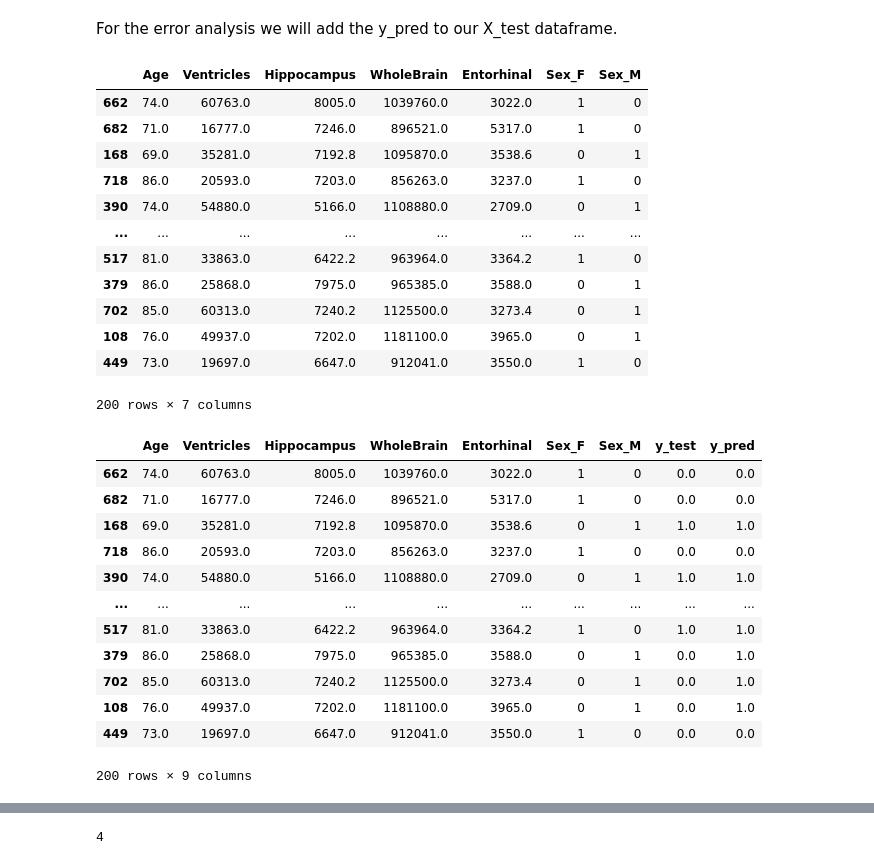
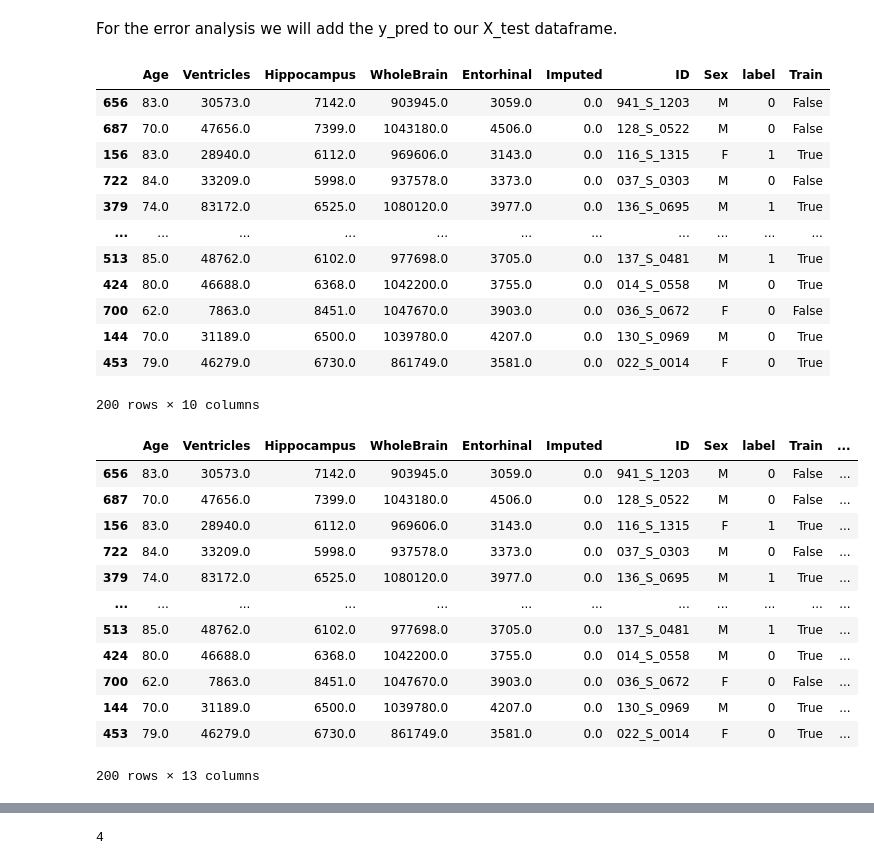
Before and after one commit to tamap94/ds-capstone-alzheimers-, a Jupyter notebook: modelling/Modeling_Numeric_final.ipynb, the cells around one changed output, grey strips where cells are left out. Saved outputs shown, nothing was run; the diff lists cells and outputs as text; code cells hidden in the pictures.

```diff
--- a/modelling/Modeling_Numeric_final.ipynb
+++ b/modelling/Modeling_Numeric_final.ipynb
@@ -715,0 +716,3 @@ df.head(2)
+# %%
+dftrain, dftest = train_test_split(df, random_state=42, stratify=df["label"])
+df.head(2)
@@ -734,6 +759,8 @@ X_train,X_test, y_train, y_test=train_test_split(X,y, random_state=42, stratify=
 # %%
 #As a last step we need to scale our data
 #Use Standard Scaler for the numeric data
+cols= ["Age",	"Ventricles",	"Hippocampus",	"WholeBrain"	,"Entorhinal"]
+
 scaler = StandardScaler()
-X_train_scaled=scaler.fit_transform(X_train)
-X_test_scaled=scaler.transform(X_test)
+X_train_scaled=scaler.fit_transform(X_train[cols])
+X_test_scaled=scaler.transform(X_test[cols])
@@ -872,42 +911,42 @@ mlflow.get_run(run_id=run.info.run_id)
 For the error analysis we will add the y_pred to our X_test dataframe.
 # %%
 #Convert X_test into a dataframe
-df_ea = pd.DataFrame(X_test)
+df_ea = pd.DataFrame(dftest)
 df_ea
 # %% [output]
-|  | Age | Ventricles | Hippocampus | WholeBrain | Entorhinal | Sex_F | Sex_M |
-| 662 | 74.0 | 60763.0 | 8005.0 | 1039760.0 | 3022.0 | 1 | 0 |
-| 682 | 71.0 | 16777.0 | 7246.0 | 896521.0 | 5317.0 | 1 | 0 |
-| 168 | 69.0 | 35281.0 | 7192.8 | 1095870.0 | 3538.6 | 0 | 1 |
-| 718 | 86.0 | 20593.0 | 7203.0 | 856263.0 | 3237.0 | 1 | 0 |
-| 390 | 74.0 | 54880.0 | 5166.0 | 1108880.0 | 2709.0 | 0 | 1 |
-| ... | ... | ... | ... | ... | ... | ... | ... |
-| 517 | 81.0 | 33863.0 | 6422.2 | 963964.0 | 3364.2 | 1 | 0 |
-| 379 | 86.0 | 25868.0 | 7975.0 | 965385.0 | 3588.0 | 0 | 1 |
-| 702 | 85.0 | 60313.0 | 7240.2 | 1125500.0 | 3273.4 | 0 | 1 |
-| 108 | 76.0 | 49937.0 | 7202.0 | 1181100.0 | 3965.0 | 0 | 1 |
-| 449 | 73.0 | 19697.0 | 6647.0 | 912041.0 | 3550.0 | 1 | 0 |
+|  | Age | Ventricles | Hippocampus | WholeBrain | Entorhinal | Imputed | ID | Sex | label | Train |
+| 656 | 83.0 | 30573.0 | 7142.0 | 903945.0 | 3059.0 | 0.0 | 941_S_1203 | M | 0 | False |
+| 687 | 70.0 | 47656.0 | 7399.0 | 1043180.0 | 4506.0 | 0.0 | 128_S_0522 | M | 0 | False |
+| 156 | 83.0 | 28940.0 | 6112.0 | 969606.0 | 3143.0 | 0.0 | 116_S_1315 | F | 1 | True |
+| 722 | 84.0 | 33209.0 | 5998.0 | 937578.0 | 3373.0 | 0.0 | 037_S_0303 | M | 0 | False |
+| 379 | 74.0 | 83172.0 | 6525.0 | 1080120.0 | 3977.0 | 0.0 | 136_S_0695 | M | 1 | True |
+| ... | ... | ... | ... | ... | ... | ... | ... | ... | ... | ... |
+| 513 | 85.0 | 48762.0 | 6102.0 | 977698.0 | 3705.0 | 0.0 | 137_S_0481 | M | 1 | True |
+| 424 | 80.0 | 46688.0 | 6368.0 | 1042200.0 | 3755.0 | 0.0 | 014_S_0558 | M | 0 | True |
+| 700 | 62.0 | 7863.0 | 8451.0 | 1047670.0 | 3903.0 | 0.0 | 036_S_0672 | F | 0 | False |
+| 144 | 70.0 | 31189.0 | 6500.0 | 1039780.0 | 4207.0 | 0.0 | 130_S_0969 | M | 0 | True |
+| 453 | 79.0 | 46279.0 | 6730.0 | 861749.0 | 3581.0 | 0.0 | 022_S_0014 | F | 0 | True |
-200 rows × 7 columns
+200 rows × 10 columns
 # %%
 #Add the test values and the predicted values to the dataframe
-
-df_ea['y_test'] = y_test.values
-df_ea['y_pred'] = y_pred_tuned
+df_ea['y_test_num'] = y_test.values
+df_ea['y_pred_num'] = y_pred_tuned
+df_ea["probs1_num"] = probabilites_2[:,1]
 df_ea
 # %% [output]
-|  | Age | Ventricles | Hippocampus | WholeBrain | Entorhinal | Sex_F | Sex_M | y_test | y_pred |
-| 662 | 74.0 | 60763.0 | 8005.0 | 1039760.0 | 3022.0 | 1 | 0 | 0.0 | 0.0 |
-| 682 | 71.0 | 16777.0 | 7246.0 | 896521.0 | 5317.0 | 1 | 0 | 0.0 | 0.0 |
-| 168 | 69.0 | 35281.0 | 7192.8 | 1095870.0 | 3538.6 | 0 | 1 | 1.0 | 1.0 |
-| 718 | 86.0 | 20593.0 | 7203.0 | 856263.0 | 3237.0 | 1 | 0 | 0.0 | 0.0 |
-| 390 | 74.0 | 54880.0 | 5166.0 | 1108880.0 | 2709.0 | 0 | 1 | 1.0 | 1.0 |
-| ... | ... | ... | ... | ... | ... | ... | ... | ... | ... |
-| 517 | 81.0 | 33863.0 | 6422.2 | 963964.0 | 3364.2 | 1 | 0 | 1.0 | 1.0 |
-| 379 | 86.0 | 25868.0 | 7975.0 | 965385.0 | 3588.0 | 0 | 1 | 0.0 | 1.0 |
-| 702 | 85.0 | 60313.0 | 7240.2 | 1125500.0 | 3273.4 | 0 | 1 | 0.0 | 1.0 |
-| 108 | 76.0 | 49937.0 | 7202.0 | 1181100.0 | 3965.0 | 0 | 1 | 0.0 | 1.0 |
-| 449 | 73.0 | 19697.0 | 6647.0 | 912041.0 | 3550.0 | 1 | 0 | 0.0 | 0.0 |
+|  | Age | Ventricles | Hippocampus | WholeBrain | Entorhinal | Imputed | ID | Sex | label | Train | ... |
+| 656 | 83.0 | 30573.0 | 7142.0 | 903945.0 | 3059.0 | 0.0 | 941_S_1203 | M | 0 | False | ... |
+| 687 | 70.0 | 47656.0 | 7399.0 | 1043180.0 | 4506.0 | 0.0 | 128_S_0522 | M | 0 | False | ... |
+| 156 | 83.0 | 28940.0 | 6112.0 | 969606.0 | 3143.0 | 0.0 | 116_S_1315 | F | 1 | True | ... |
+| 722 | 84.0 | 33209.0 | 5998.0 | 937578.0 | 3373.0 | 0.0 | 037_S_0303 | M | 0 | False | ... |
+| 379 | 74.0 | 83172.0 | 6525.0 | 1080120.0 | 3977.0 | 0.0 | 136_S_0695 | M | 1 | True | ... |
+| ... | ... | ... | ... | ... | ... | ... | ... | ... | ... | ... | ... |
+| 513 | 85.0 | 48762.0 | 6102.0 | 977698.0 | 3705.0 | 0.0 | 137_S_0481 | M | 1 | True | ... |
+| 424 | 80.0 | 46688.0 | 6368.0 | 1042200.0 | 3755.0 | 0.0 | 014_S_0558 | M | 0 | True | ... |
+| 700 | 62.0 | 7863.0 | 8451.0 | 1047670.0 | 3903.0 | 0.0 | 036_S_0672 | F | 0 | False | ... |
+| 144 | 70.0 | 31189.0 | 6500.0 | 1039780.0 | 4207.0 | 0.0 | 130_S_0969 | M | 0 | True | ... |
+| 453 | 79.0 | 46279.0 | 6730.0 | 861749.0 | 3581.0 | 0.0 | 022_S_0014 | F | 0 | True | ... |
-200 rows × 9 columns
+200 rows × 13 columns
 # %%
 # We write a function to add the classification (TP, TN, FP and FN) to our dataframe
 def classification(row):
```
Also changed, not shown: parts of 42 cells of this notebook, 10 other files.
